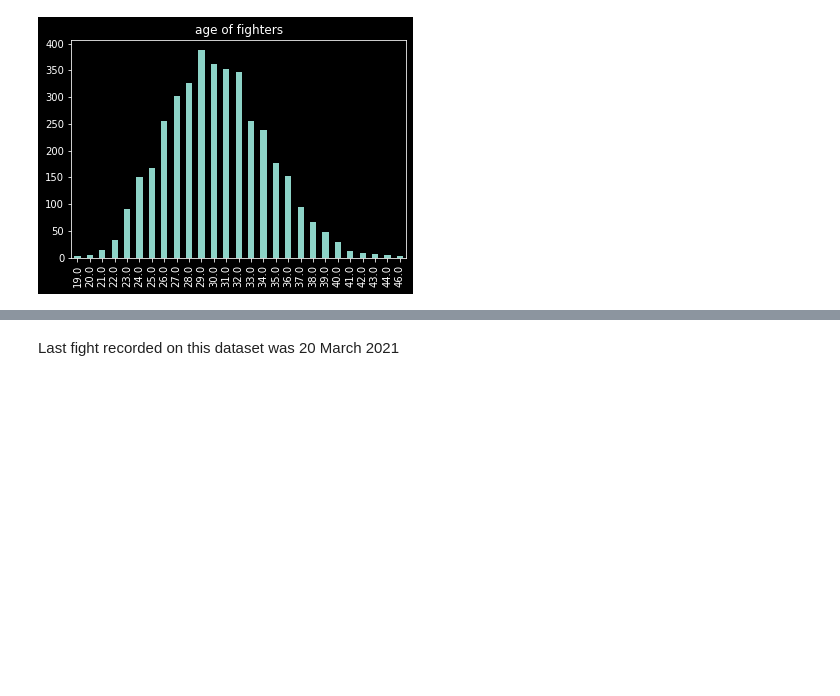
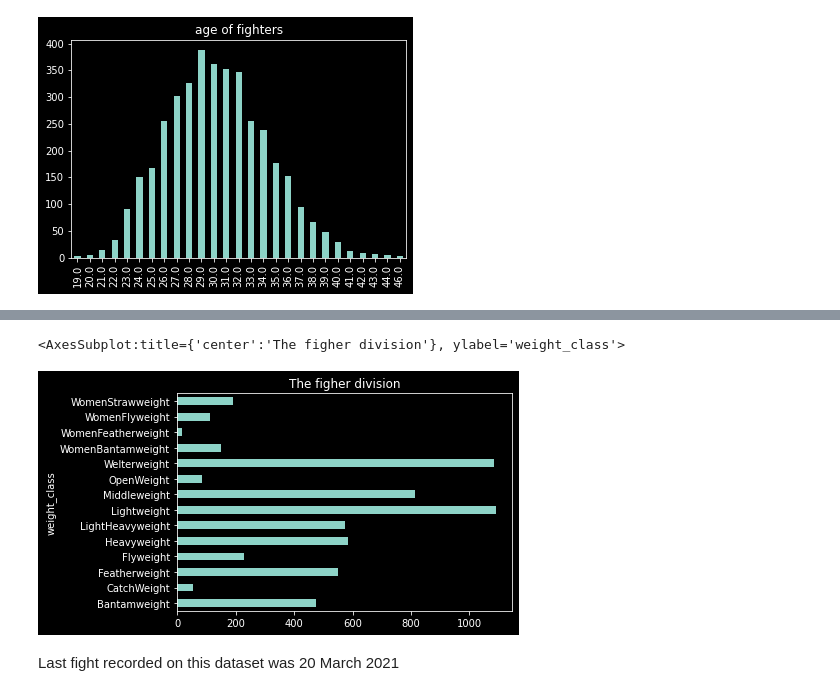
Before and after one commit to Kruzhilkin/the_winning_fighter, a Jupyter notebook: UFC EDA.ipynb, the cells around one changed output, grey strips where cells are left out. Cells and saved outputs as stored; diff of their text form; code cells hidden in the pictures; blank space fills up the shorter version.

```diff
--- a/UFC EDA.ipynb
+++ b/UFC EDA.ipynb
@@ -189,3 +204,10 @@ data['age'].value_counts().sort_index().plot(kind='bar', title='age of fighters'
+# %%
+data['weight_class'].value_counts().sort_index().plot(kind='barh',
+                                                        title='The figher division',
+                                                        ylabel='weight_class')
+# %% [output]
+<AxesSubplot:title={'center':'The figher division'}, ylabel='weight_class'>
+[figure, added]
 # %% [markdown]
 Last fight recorded on this dataset was 20 March 2021
 # %%
```
Also changed, not shown: parts of 14 cells of this notebook.
